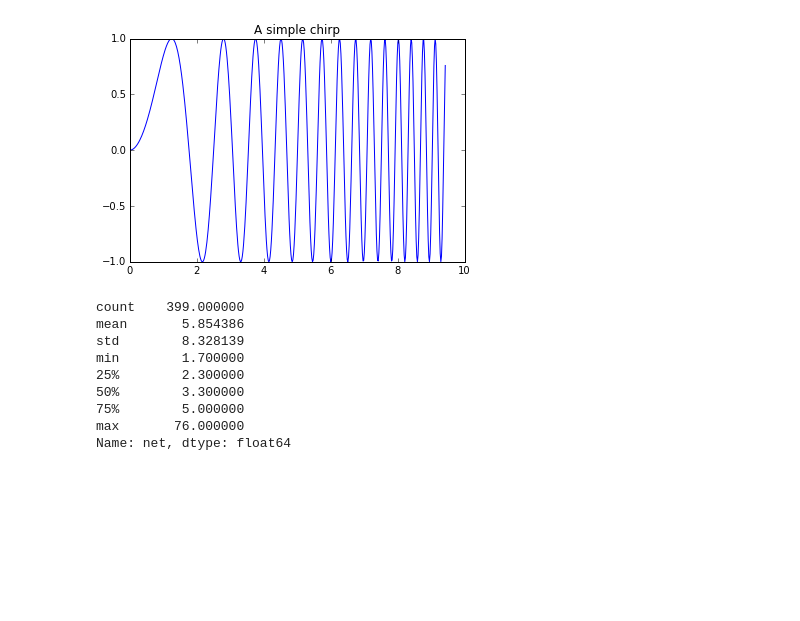
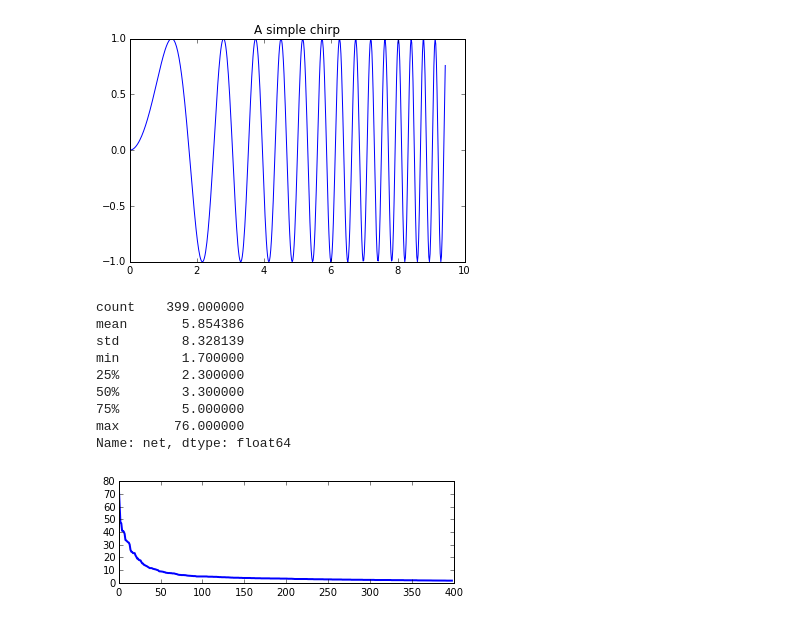
Before and after one commit to tnn1t1s/notebooks, a Jupyter notebook: forbes.ipynb, the cells around one changed output. Cells and saved outputs as stored; diff of their text form; code cells hidden in the pictures; blank space fills up the shorter version.

```diff
--- a/forbes.ipynb
+++ b/forbes.ipynb
@@ -25,3 +25,18 @@ min        1.700000
 75%        5.000000
 max       76.000000
 Name: net, dtype: float64
+# %%
+#plt.figure()
+from pylab import *
+import matplotlib.pyplot  as pyplot
+a = df['net']
+fig = pyplot.figure()
+ax = fig.add_subplot(2,1,1)
+
+line, = ax.plot(a, color='blue', lw=2)
+
+#ax.set_yscale('log')
+
+show()
+# %% [output]
+[figure, added]
```
Also changed, not shown: parts of 1 cell of this notebook.
